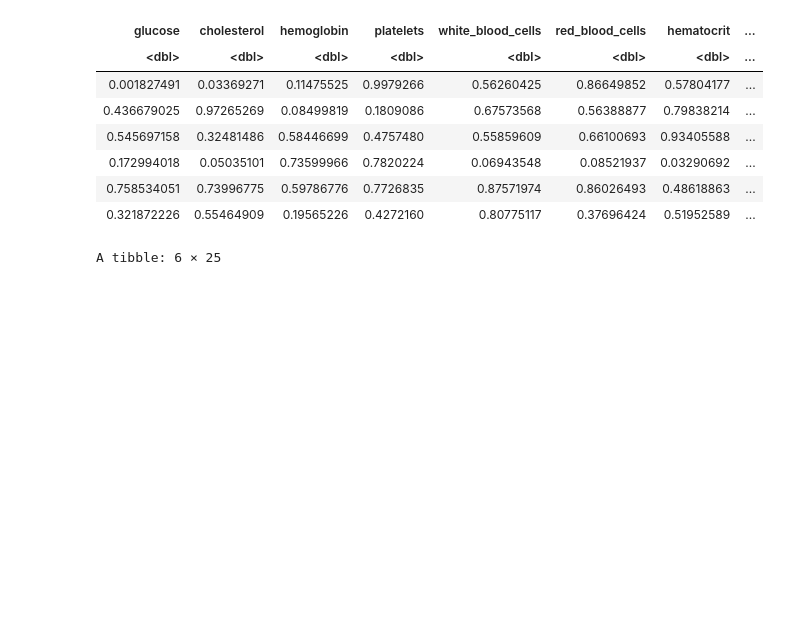
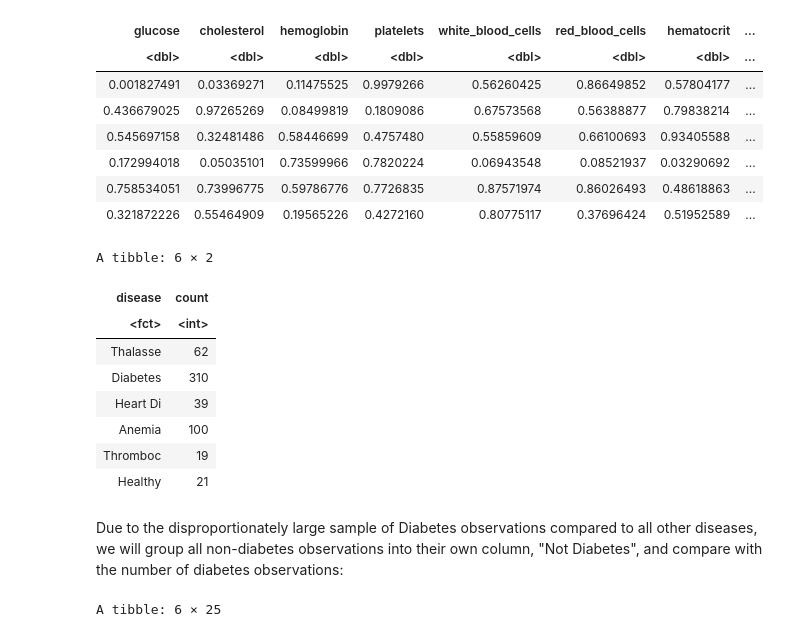
Before and after one commit to kevin-wu01/dsci-100-2023w2-group-39, a Jupyter notebook: group_project_report.ipynb, the cells around one changed output. Drawn from its saved outputs; the diff is of its cells as text; code cells hidden in the pictures; blank space fills up the shorter version.

```diff
--- a/group_project_report.ipynb
+++ b/group_project_report.ipynb
@@ -80,6 +80,23 @@ A tibble: 6 × 25
 | 0.172994018 | 0.05035101 | 0.73599966 | 0.7820224 | 0.06943548 | 0.08521937 | 0.03290692 | ... |
 | 0.758534051 | 0.73996775 | 0.59786776 | 0.7726835 | 0.87571974 | 0.86026493 | 0.48618863 | ... |
 | 0.321872226 | 0.55464909 | 0.19565226 | 0.4272160 | 0.80775117 | 0.37696424 | 0.51952589 | ... |
+# %%
+disease_counts <- blood_samples |>
+group_by(disease) |>
+summarize(count = n())
+disease_counts
+# %% [output]
+A tibble: 6 × 2
+| disease | count |
+| <fct> | <int> |
+| Thalasse | 62 |
+| Diabetes | 310 |
+| Heart Di | 39 |
+| Anemia | 100 |
+| Thromboc | 19 |
+| Healthy | 21 |
+# %% [markdown]
+Due to the disproportionately large sample of Diabetes observations compared to all other diseases, we will group all non-diabetes observations into their own column, "Not Diabetes", and compare with the number of diabetes observations:
 # %%
 blood_samples <- blood_samples |>
                 mutate(disease = recode(disease,
```
Also changed, not shown: parts of 7 cells of this notebook.
